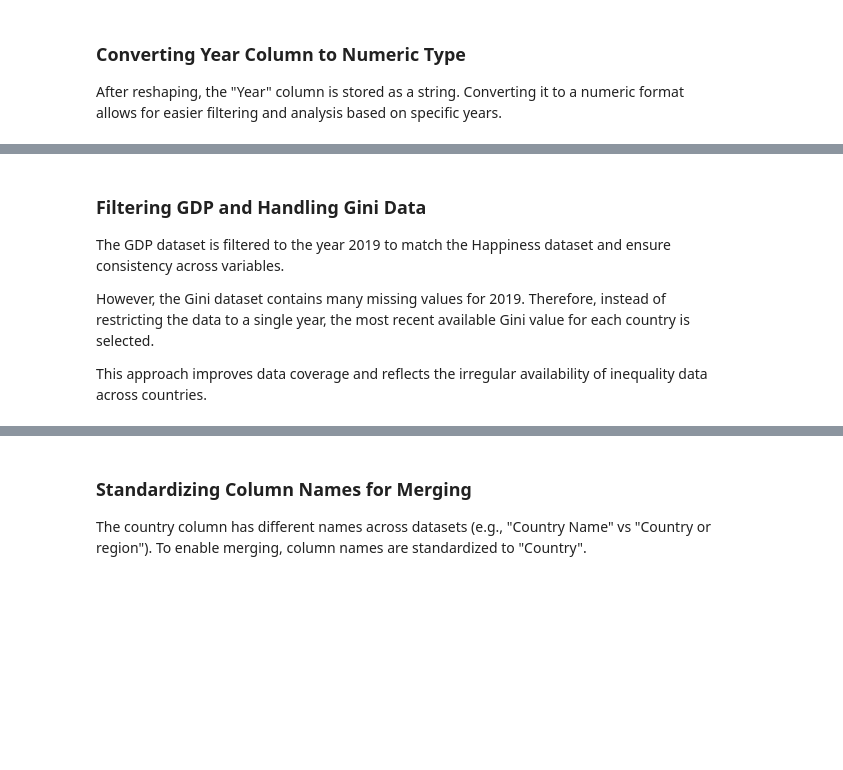
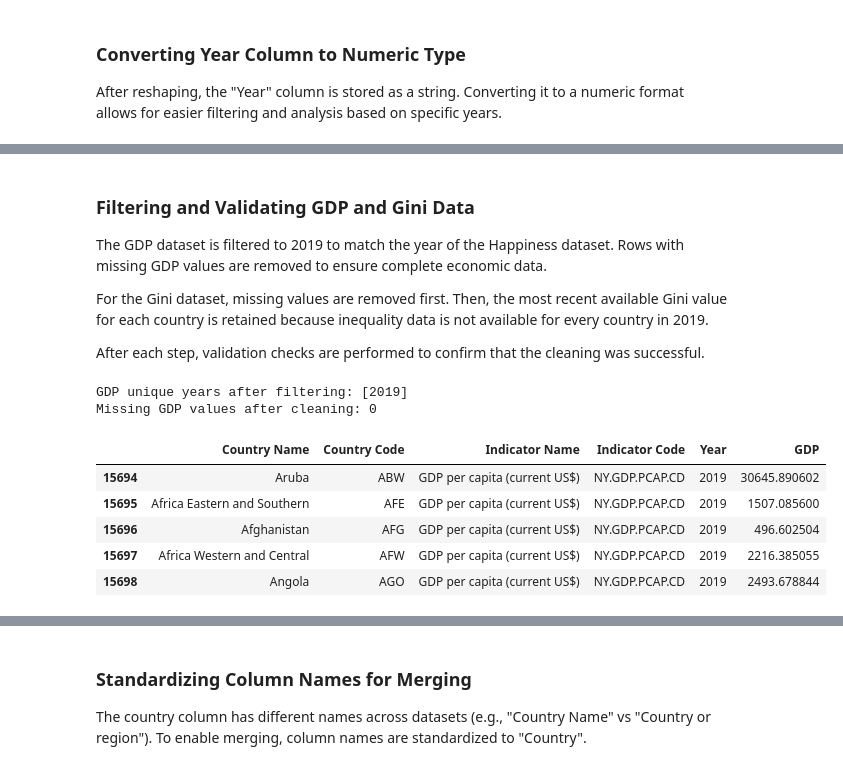
Before and after one commit to basel-lefdawy/Global-Happiness-and-Inequality-Analysis, a Jupyter notebook: notebook.ipynb, the cells around one changed output, grey strips where cells are left out. Cells and saved outputs as stored; diff of their text form; code cells hidden in the pictures; blank space fills up the shorter version.

```diff
--- a/notebook.ipynb
+++ b/notebook.ipynb
@@ -233,26 +341,26 @@ gini_melted['Year'] = pd.to_numeric(gini_melted['Year'], errors='coerce')
 # %% [markdown]
-### Filtering GDP and Handling Gini Data
+### Filtering and Validating GDP and Gini Data
 
-The GDP dataset is filtered to the year 2019 to match the Happiness dataset and ensure consistency across variables.
+The GDP dataset is filtered to 2019 to match the year of the Happiness dataset. Rows with missing GDP values are removed to ensure complete economic data.
 
-However, the Gini dataset contains many missing values for 2019. Therefore, instead of restricting the data to a single year, the most recent available Gini value for each country is selected.
+For the Gini dataset, missing values are removed first. Then, the most recent available Gini value for each country is retained because inequality data is not available for every country in 2019.
 
-This approach improves data coverage and reflects the irregular availability of inequality data across countries.
+After each step, validation checks are performed to confirm that the cleaning was successful.
 # %%
-# Filter GDP for 2019 (to match happiness dataset)
-gdp_2019 = gdp_melted[gdp_melted['Year'] == 2019]
+# Filter GDP for 2019 to match the Happiness dataset
+gdp_2019 = gdp_melted[gdp_melted['Year'] == 2019].copy()
 gdp_2019 = gdp_2019.dropna(subset=['GDP'])
 
-
-# Handle Gini (latest available value per country)
-gini_melted = gini_melted.dropna(subset=['Gini'])
-
-gini_melted = gini_melted.sort_values(
-    ['Country Name', 'Year'],
-    ascending=[True, False]
-)
-
-gini_final = gini_melted.drop_duplicates(
-    subset='Country Name',
-    keep='first'
-)
+# Validation for GDP filtering
+print("GDP unique years after filtering:", gdp_2019['Year'].unique())
+print("Missing GDP values after cleaning:", gdp_2019['GDP'].isnull().sum())
+display(gdp_2019.head())
+# %% [output]
+GDP unique years after filtering: [2019]
+Missing GDP values after cleaning: 0
+|  | Country Name | Country Code | Indicator Name | Indicator Code | Year | GDP |
+| 15694 | Aruba | ABW | GDP per capita (current US$) | NY.GDP.PCAP.CD | 2019 | 30645.890602 |
+| 15695 | Africa Eastern and Southern | AFE | GDP per capita (current US$) | NY.GDP.PCAP.CD | 2019 | 1507.085600 |
+| 15696 | Afghanistan | AFG | GDP per capita (current US$) | NY.GDP.PCAP.CD | 2019 | 496.602504 |
+| 15697 | Africa Western and Central | AFW | GDP per capita (current US$) | NY.GDP.PCAP.CD | 2019 | 2216.385055 |
+| 15698 | Angola | AGO | GDP per capita (current US$) | NY.GDP.PCAP.CD | 2019 | 2493.678844 |
```
Also changed, not shown: parts of 10 cells of this notebook, 2 other files.
